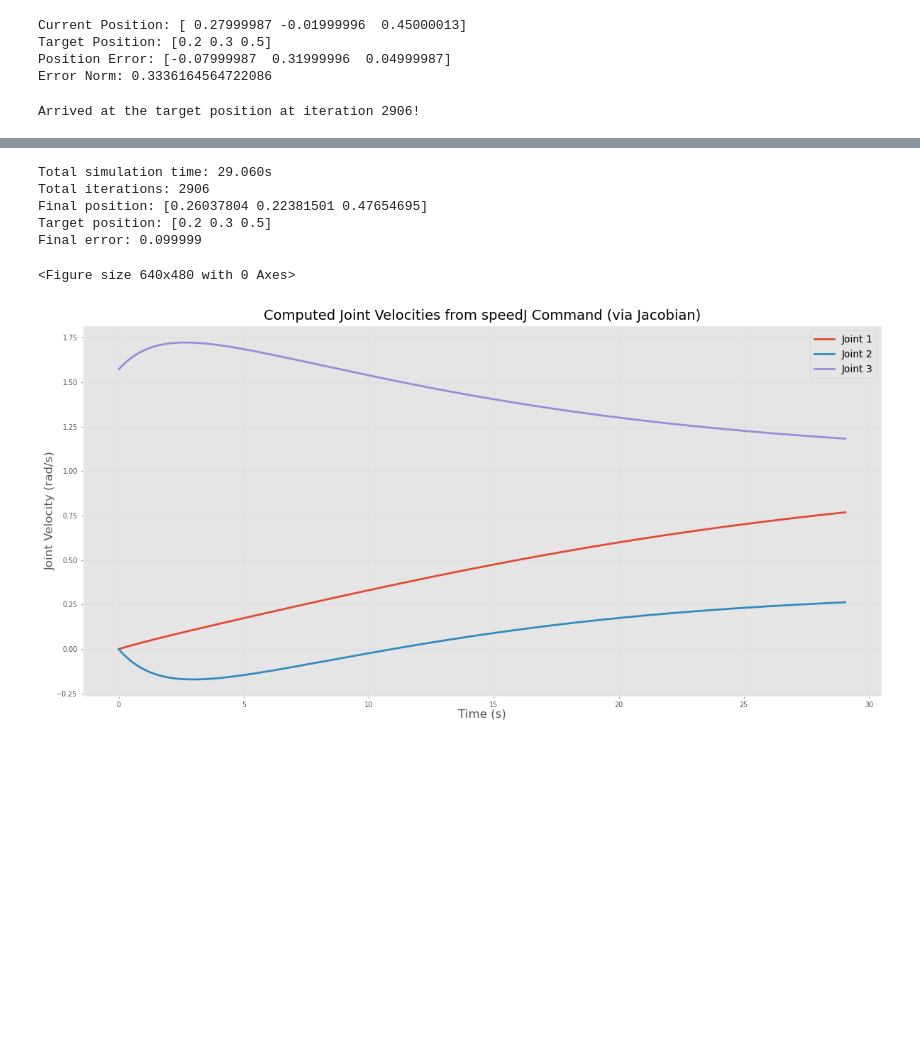
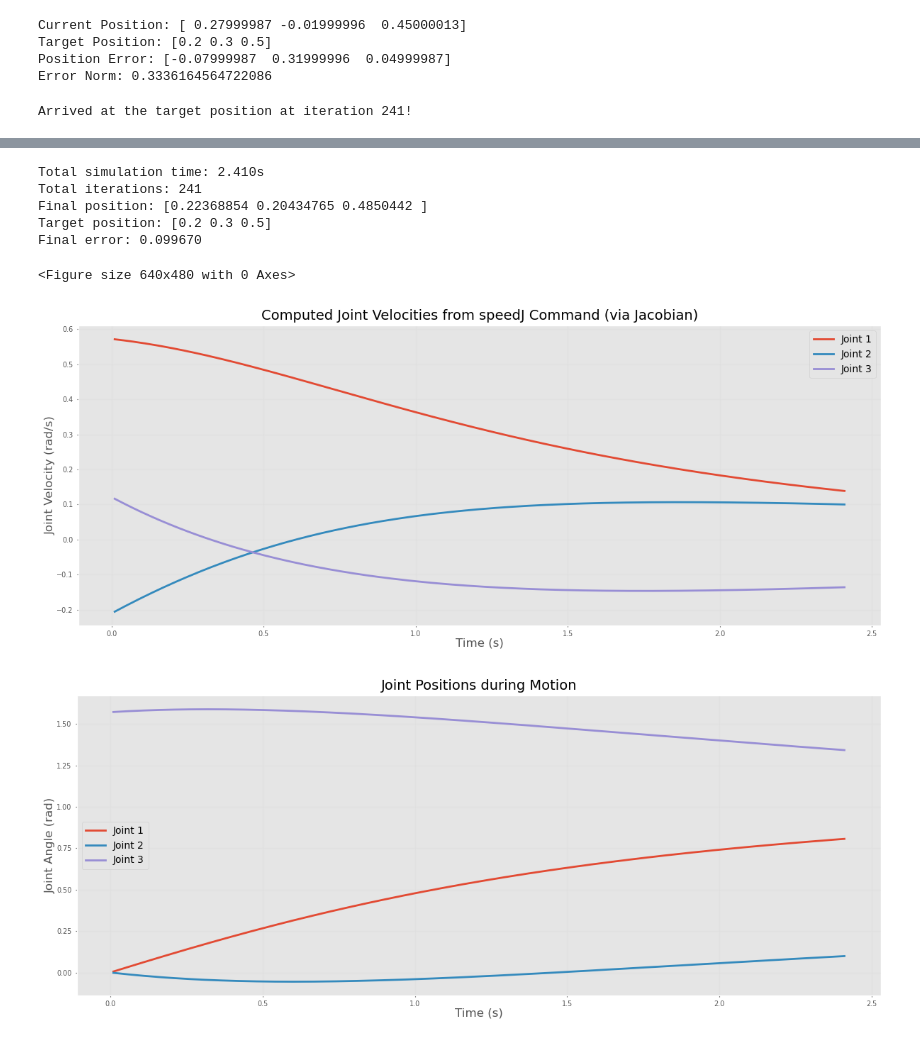
Before and after one commit to peeradonmoke2002/FRA502_LAB_6703, a Jupyter notebook: kinemtics.ipynb, the cells around one changed output, grey strips where cells are left out. Drawn from its saved outputs; the diff is of its cells as text; code cells hidden in the pictures; blank space fills up the shorter version.

```diff
--- a/kinemtics.ipynb
+++ b/kinemtics.ipynb
@@ -89,12 +89,13 @@ import matplotlib.pyplot as plt
 arrived = False
 dt = 0.01  # Fixed time step (simulation time, not real time)
 computed_joint_velocities = []
+joint_positions = []
 time_stamps = []                 # Record the cumulative simulation time for each iteration
 cumulative_time = 0.0            # Track total elapsed time
 max_iterations = 10000           # Safety limit to prevent infinite loop
 threshold = 0.1                  # Position error threshold for arrival
 iteration = 0
-while not arrived:
+while not arrived and iteration < max_iterations:
     T = robot.fkine(robot.qz)
     current_pos = T.t
 
@@ -104,7 +105,7 @@ while not arrived:
 
     if error_norm < threshold:
         arrived = True
-        print(f"\nArrived at the target position at iteration {iteration}!")
+        print(f"Arrived at the target position at iteration {iteration}!")
         break
 
     # Simple proportional controller for velocity
@@ -120,35 +121,47 @@ while not arrived:
         print(f"Warning: Jacobian is ill-conditioned (cond={condJ:.2e}) at iteration {iteration}.")
         break
 
-    # Create a 6D velocity vector (3 for position, 3 for orientation)
-    v_6d = np.concatenate([v, np.zeros(3)])
-    # Compute joint velocities using the pseudoinverse of the Jacobian
-    qd = np.linalg.pinv(J) @ v_6d
+    # Compute joint velocities using the position-only Jacobian
+    qd = np.linalg.pinv(J_pos) @ v
 
     # Update joint angles
     robot.qz = robot.qz + qd * dt
     # Store data for plotting
-    computed_joint_velocities.append(robot.qz)
+    computed_joint_velocities.append(qd)
+    joint_positions.append(robot.qz.copy())
     cumulative_time += dt
     time_stamps.append(cumulative_time)
 
     iteration += 1
 
+if iteration >= max_iterations and not arrived:
+    print("Reached maximum iterations without meeting the error threshold.")
 
-# Convert the list of computed joint velocities to a numpy array.
-computed_joint_velocities = np.array(computed_joint_velocities)  # Shape: (num_steps, num_joints)
+# Convert the lists to numpy arrays for plotting
+if computed_joint_velocities:
+    computed_joint_velocities = np.array(computed_joint_velocities)
+else:
+    computed_joint_velocities = np.zeros((0, robot.n))
+if joint_positions:
+    joint_positions = np.array(joint_positions)
+else:
+    joint_positions = np.zeros((0, robot.n))
+
 robot.plot(robot.qz, backend='pyplot', block=False, limits=[-0.3, 0.3, -0.3, 0.3, 0, 0.8])
-print(f"\nTotal simulation time: {cumulative_time:.3f}s")
+print(f"Total simulation time: {cumulative_time:.3f}s")
 print(f"Total iterations: {len(time_stamps)}")
 print(f"Final position: {robot.fkine(robot.qz).t}")
 print(f"Target position: {target_pos}")
 print(f"Final error: {np.linalg.norm(target_pos - robot.fkine(robot.qz).t):.6f}")
 
 # --- Plotting the Computed Joint Velocities ---
-plt.figure(figsize=(12, 6))
-num_joints = computed_joint_velocities.shape[1]
-for j in range(num_joints):
-    plt.plot(time_stamps, computed_joint_velocities[:, j], label=f'Joint {j+1}', linewidth=2)
+plt.figure(figsize=(12, 5))
+if len(time_stamps) and computed_joint_velocities.size:
+    num_joints = computed_joint_velocities.shape[1]
+    for j in range(num_joints):
+        plt.plot(time_stamps, computed_joint_velocities[:, j], label=f'Joint {j+1}', linewidth=2)
+else:
+    plt.text(0.5, 0.5, 'No joint velocity data recorded', ha='center', va='center')
 plt.xlabel("Time (s)", fontsize=12)
 plt.ylabel("Joint Velocity (rad/s)", fontsize=12)
 plt.title("Computed Joint Velocities from speedJ Command (via Jacobian)", fontsize=14)
@@ -156,5 +169,21 @@ plt.legend(fontsize=10)
 plt.grid(True, alpha=0.3)
 plt.tight_layout()
 plt.show()
+
+# --- Plotting the Joint Positions ---
+plt.figure(figsize=(12, 5))
+if len(time_stamps) and joint_positions.size:
+    num_joints = joint_positions.shape[1]
+    for j in range(num_joints):
+        plt.plot(time_stamps, joint_positions[:, j], label=f'Joint {j+1}', linewidth=2)
+else:
+    plt.text(0.5, 0.5, 'No joint position data recorded', ha='center', va='center')
+plt.xlabel("Time (s)", fontsize=12)
+plt.ylabel("Joint Angle (rad)", fontsize=12)
+plt.title("Joint Positions during Motion", fontsize=14)
+plt.legend(fontsize=10)
+plt.grid(True, alpha=0.3)
+plt.tight_layout()
+plt.show()
 # %% [output]
-Arrived at the target position at iteration 2906!
+Arrived at the target position at iteration 241!
@@ -162,7 +191,8 @@ Arrived at the target position at iteration 2906!
-Total simulation time: 29.060s
-Total iterations: 2906
-Final position: [0.26037804 0.22381501 0.47654695]
+Total simulation time: 2.410s
+Total iterations: 241
+Final position: [0.22368854 0.20434765 0.4850442 ]
 Target position: [0.2 0.3 0.5]
-Final error: 0.099999
+Final error: 0.099670
 <Figure size 640x480 with 0 Axes>
-[figure, old version]
+[figure, new version]
+[figure, added]
```
Also changed, not shown: parts of 6 cells of this notebook, 5 other files.
